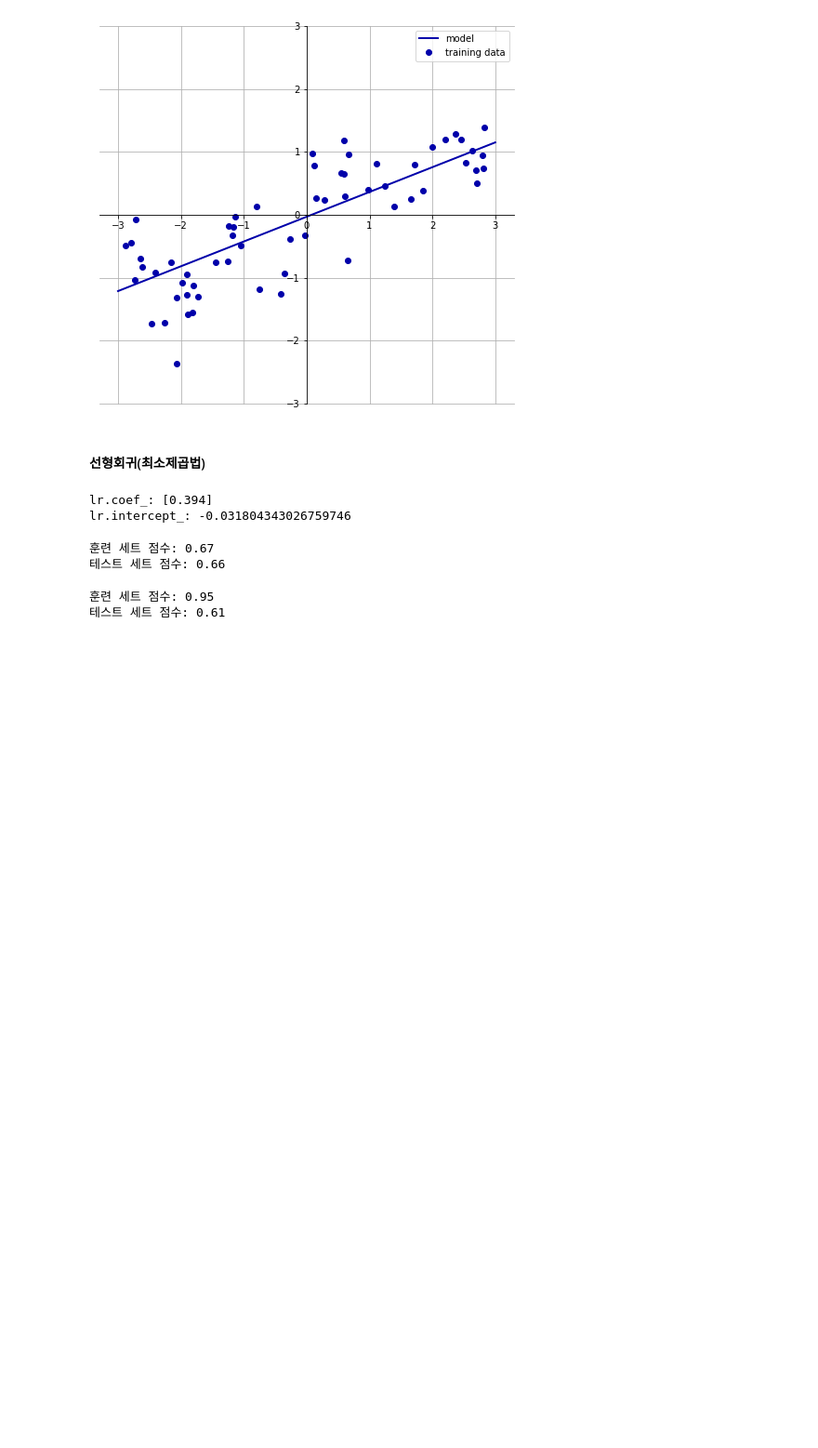
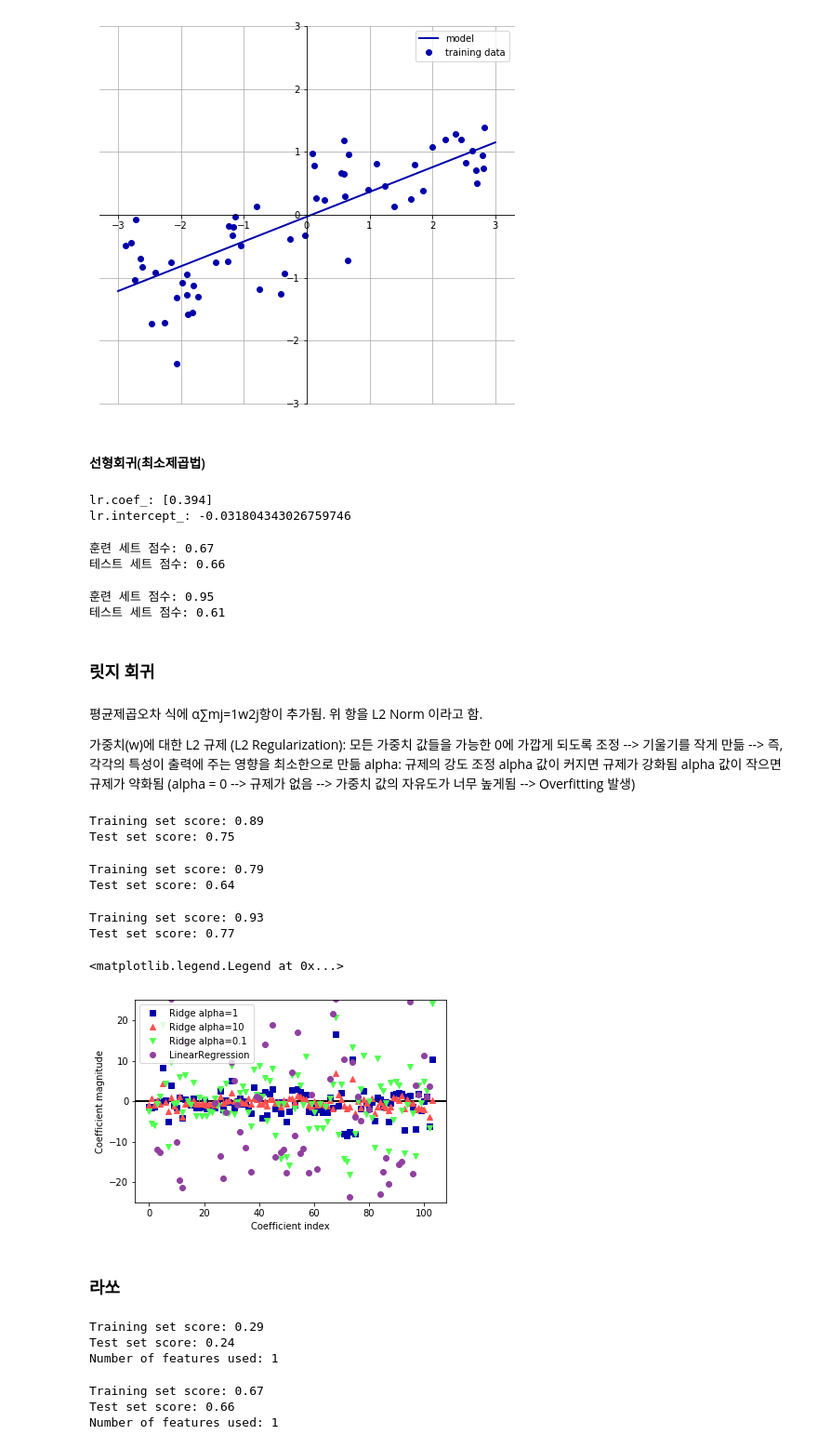
Before and after one commit to CrlAYh/data_science_2018, a Jupyter notebook: Chapter02/2.3.3.ipynb, the cells around one changed output. Shown at 93% size. Drawn from its saved outputs; the diff is of its cells as text; code cells hidden in the pictures; blank space fills up the shorter version.

```diff
--- a/Chapter02/2.3.3.ipynb
+++ b/Chapter02/2.3.3.ipynb
@@ -43,3 +43,56 @@ print("테스트 세트 점수: {:.2f}".format(lr.score(X_test, y_test)))
 # %% [output]
 훈련 세트 점수: 0.95
 테스트 세트 점수: 0.61
+# %% [markdown]
+### 릿지 회귀
+# %% [markdown]
+
+평균제곱오차 식에 α∑mj=1w2j항이 추가됨.
+위 항을 L2 Norm 이라고 함.
+
+가중치(w)에 대한 L2 규제 (L2 Regularization):
+모든 가중치 값들을 가능한 0에 가깝게 되도록 조정 --> 기울기를 작게 만듦 --> 즉, 각각의 특성이 출력에 주는 영향을 최소한으로 만듦
+alpha: 규제의 강도 조정
+alpha 값이 커지면 규제가 강화됨
+alpha 값이 작으면 규제가 약화됨 (alpha = 0 --> 규제가 없음 --> 가중치 값의 자유도가 너무 높게됨 --> Overfitting 발생)
+# %%
+from sklearn.linear_model import Ridge
+
+ridge = Ridge().fit(X_train, y_train)
+print("Training set score: {:.2f}".format(ridge.score(X_train, y_train)))
+print("Test set score: {:.2f}".format(ridge.score(X_test, y_test)))
+# %% [output]
+Training set score: 0.89
+Test set score: 0.75
+# %%
+ridge10 = Ridge(alpha=10).fit(X_train, y_train)
+print("Training set score: {:.2f}".format(ridge10.score(X_train, y_train)))
+print("Test set score: {:.2f}".format(ridge10.score(X_test, y_test)))
+# %% [output]
+Training set score: 0.79
+Test set score: 0.64
+# %%
+ridge01 = Ridge(alpha=0.1).fit(X_train, y_train)
+print("Training set score: {:.2f}".format(ridge01.score(X_train, y_train)))
+print("Test set score: {:.2f}".format(ridge01.score(X_test, y_test)))
+# %% [output]
+Training set score: 0.93
+Test set score: 0.77
+# %%
+plt.plot(ridge.coef_, 's', label="Ridge alpha=1")
+plt.plot(ridge10.coef_, '^', label="Ridge alpha=10")
+plt.plot(ridge01.coef_, 'v', label="Ridge alpha=0.1")
+
+plt.plot(lr.coef_, 'o', label="LinearRegression")
+plt.xlabel("Coefficient index")
+plt.ylabel("Coefficient magnitude")
+xlims = plt.xlim()
+plt.hlines(0, xlims[0], xlims[1])
+plt.xlim(xlims)
+plt.ylim(-25, 25)
+plt.legend()
+# %% [output]
+<matplotlib.legend.Legend at 0x...>
+[figure, added]
+# %% [markdown]
+### 라쏘
@@ -45,0 +102,22 @@ print("테스트 세트 점수: {:.2f}".format(lr.score(X_test, y_test)))
+# %%
+from sklearn.linear_model import Lasso
+
+lasso = Lasso().fit(X_train, y_train)
+print("Training set score: {:.2f}".format(lasso.score(X_train, y_train)))
+print("Test set score: {:.2f}".format(lasso.score(X_test, y_test)))
+print("Number of features used: {}".format(np.sum(lasso.coef_ != 0)))
+# %% [output]
+Training set score: 0.29
+Test set score: 0.24
+Number of features used: 1
+# %%
+# we increase the default setting of "max_iter",
+# otherwise the model would warn us that we should increase max_iter.
+lasso001 = Lasso(alpha=0.01, max_iter=100000).fit(X_train, y_train)
+print("Training set score: {:.2f}".format(lasso001.score(X_train, y_train)))
+print("Test set score: {:.2f}".format(lasso001.score(X_test, y_test)))
+print("Number of features used: {}".format(np.sum(lasso001.coef_ != 0)))
+# %% [output]
+Training set score: 0.67
+Test set score: 0.66
+Number of features used: 1
```
Also changed, not shown: parts of 20 cells of this notebook, 8 other files.
